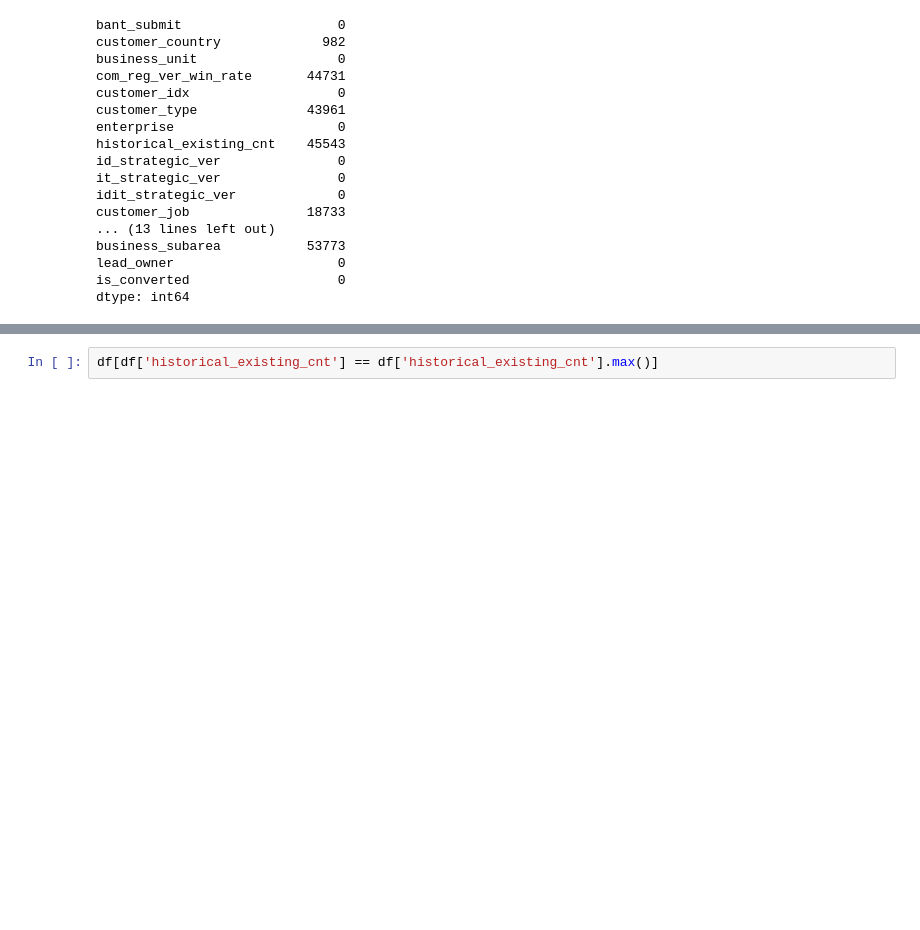
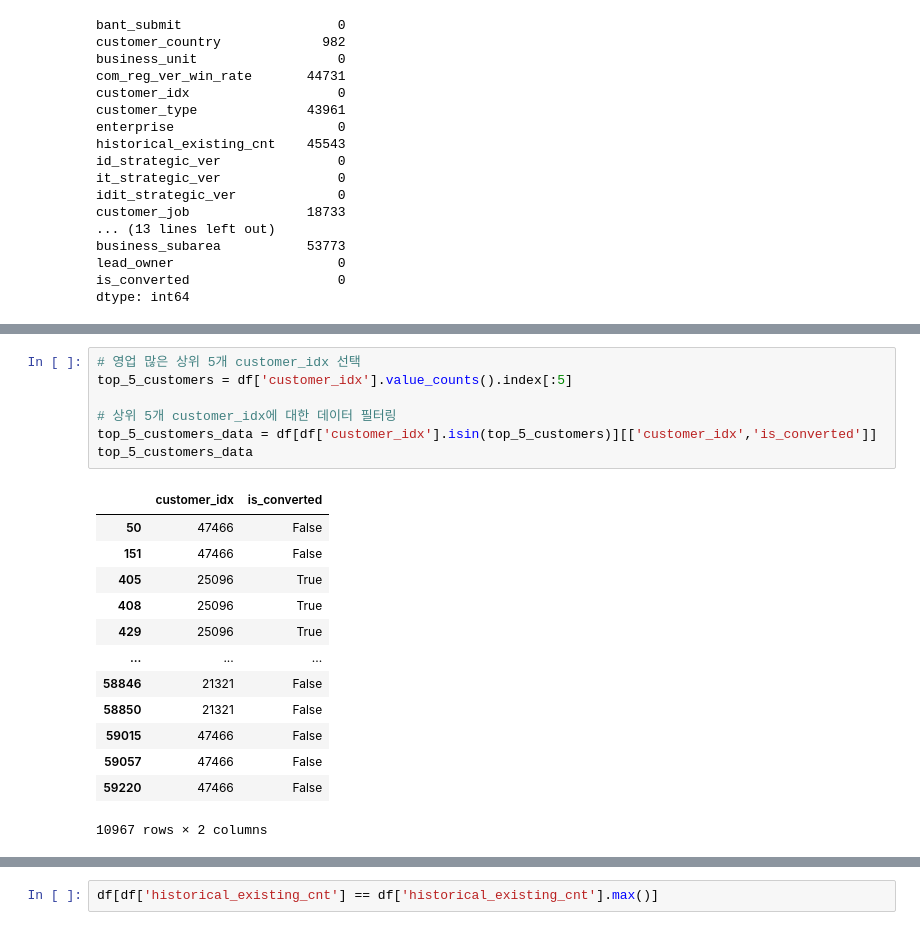
Before and after one commit to Junoflows/LG_Aimers_phase2, a Jupyter notebook: EDA.ipynb, the cells around one changed output, grey strips where cells are left out. Cells and saved outputs as stored; diff of their text form; blank space fills up the shorter version.

```diff
--- a/EDA.ipynb
+++ b/EDA.ipynb
@@ -59,0 +125,21 @@ Name: customer_type, dtype: int64
+# %%
+# 영업 많은 상위 5개 customer_idx 선택
+top_5_customers = df['customer_idx'].value_counts().index[:5]
+
+# 상위 5개 customer_idx에 대한 데이터 필터링
+top_5_customers_data = df[df['customer_idx'].isin(top_5_customers)][['customer_idx','is_converted']]
+top_5_customers_data
+# %% [output]
+|  | customer_idx | is_converted |
+| 50 | 47466 | False |
+| 151 | 47466 | False |
+| 405 | 25096 | True |
+| 408 | 25096 | True |
+| 429 | 25096 | True |
+| ... | ... | ... |
+| 58846 | 21321 | False |
+| 58850 | 21321 | False |
+| 59015 | 47466 | False |
+| 59057 | 47466 | False |
+| 59220 | 47466 | False |
+10967 rows × 2 columns
```
Also changed, not shown: parts of 27 cells of this notebook.
